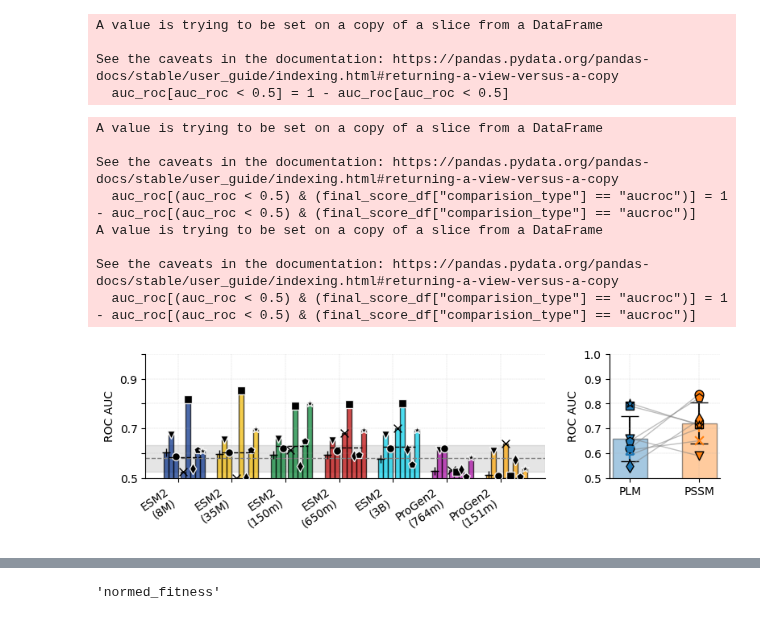
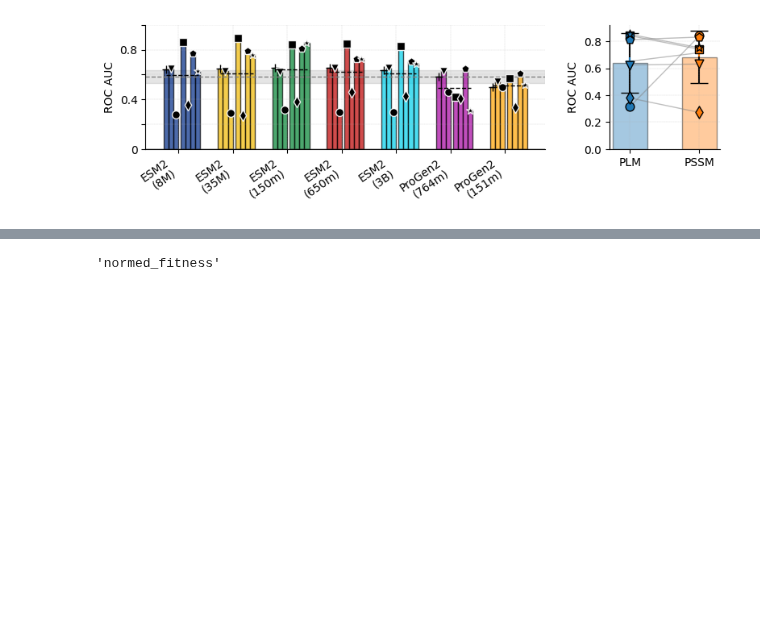
Before and after one commit to drprfitay/fitness_learning, a Jupyter notebook: notebooks/plm_zero_shot.ipynb, the cells around one changed output, grey strips where cells are left out. Cells and saved outputs as stored; diff of their text form; code cells hidden in the pictures; blank space fills up the shorter version.

```diff
--- a/notebooks/plm_zero_shot.ipynb
+++ b/notebooks/plm_zero_shot.ipynb
@@ -206,6 +201,8 @@ correlation_df[(correlation_df["dataset"] == "casp") & (correlation_df["num_muta
 # %%
 from sklearn.metrics import roc_auc_score
 
+
+prefix = "pll"
 
 records = []
 percentiles = [0.25, 0.5, 0.75]
@@ -213,9 +210,21 @@ percentiles = [0.25, 0.5, 0.75]
 for ds_name, ds in datasets.items():
     datasets_path = f"./notebooks/{ds_name}/fitness_results/"
     df = pd.read_csv(ds["path"])
-    normed_fitness = pd.read_csv(datasets_path + "normed_fitness_all.csv")
-    fitness = pd.read_csv(datasets_path + "fitness_all.csv")
+    normed_fitness = pd.read_csv(datasets_path + "%snormed_fitness_all.csv" % ("%s_" % prefix))
+    fitness = pd.read_csv(datasets_path + "%sfitness_all.csv" % ("%s_" % prefix))
     act_col = ds["activity_col"]
+
+    if prefix == "pll":
+        print("Modifying progen models to be l2r")
+
+        l2r_normed_fitness = pd.read_csv(datasets_path + "%snormed_fitness_all.csv" % "l2r_")
+        l2r_fitness = pd.read_csv(datasets_path + "%sfitness_all.csv" % "l2r_")
+
+        normed_fitness["progen2-small"] = l2r_normed_fitness["progen2-small_left_to_right"]
+        fitness["progen2-small"] = l2r_fitness["progen2-small_left_to_right"]
+        normed_fitness["progen2-medium"] = l2r_normed_fitness["progen2-medium_left_to_right"]
+        fitness["progen2-medium"] = l2r_fitness["progen2-medium_left_to_right"]
+
     print(ds_name)
 
     if ds_name != "gfp":
@@ -372,11 +405,11 @@ models = [m for m in correlation_df['model'].unique() if m in color_map]
 # For AUROC, subset by label_type as well (to match the plotting logic)
 # This label_type variable is defined further below for plotting (set to e.g. "pct_0.5")
 # %%
-datasets_for_analysis = ["pard3", "gcn4", "lov", "gfp", "pte", "nmt", "his", "casp"]
+datasets_for_analysis = ["pard3", "nmt", "pte", "lov", "gfp", "gcn4", "casp"]#["pard3", "gcn4", "lov", "gfp", "pte", "nmt", "his", "casp"]
 # %%
 pssm_comparision_results = []
 
-for dataset, dataset_path in DATASET_PATHS.items():#dict([("lov", DATASET_PATHS["lov"])]).items():
+for dataset, dataset_path in dict([(k,v) for k,v in DATASET_PATHS.items() if k in datasets_for_analysis]).items():
     scores = []
 
     df = pd.read_csv(dataset_path)
@@ -511,8 +548,8 @@ final_score_df = final_score_df_pf[np.isin(final_score_df_pf["dataset"].values,
 use_auc = True  # If False, will plot Spearman correlation
 label_type = "pct_0.5"  # Example: "pct_0.25" or any label_type in auc_roc_df; set None for all
 datasets_to_use = datasets_for_analysis # , "pard3", "gcn4", "lov"]
-fitness_type = "normed_fitness"
-pssm_score_type = "avg_score"
+fitness_type = "fitness"
+pssm_score_type = "raw_score"
 
 if not use_auc:
     df_plot = correlation_df
@@ -570,16 +607,11 @@ else:
     vlim = (0, 1)
 
 
-fix_auc_roc = True
+fix_auc_roc = False
 
 if fix_auc_roc and use_auc:
     auc_roc = df_plot["auc_roc"]
     auc_roc[auc_roc < 0.5] = 1 - auc_roc[auc_roc < 0.5]
-# %% [output]
-A value is trying to be set on a copy of a slice from a DataFrame
-
-See the caveats in the documentation: https://pandas.pydata.org/pandas-docs/stable/user_guide/indexing.html#returning-a-view-versus-a-copy
-  auc_roc[auc_roc < 0.5] = 1 - auc_roc[auc_roc < 0.5]
 # %%
 
 from matplotlib import gridspec
@@ -747,11 +779,12 @@ miny = min(min(pssm_df["value"]), min(best_plm_df[col_name]))
 maxy = max(max(pssm_df["value"]), max(best_plm_df[col_name]))
 
 if col_name == "correlation":
-    ax_main.set_ylim(-0.25, 1)
+    #ax_main.set_ylim(-0.25, 1)
     pass
 else:
-    ax_paired.set_ylim(0.5 ,1)
-    ax_main.set_ylim(0.5 ,1)
+    pass
+    # ax_paired.set_ylim(0.5 ,1)
+    # ax_main.set_ylim(0.5 ,1)
     #ax_paired.set_xticklabels([])
     #ax_main.set_xticklabels([])
 ax_paired.set_ylabel(ylabel, fontsize=label_fontsize)
@@ -763,39 +796,31 @@ try:
 except ValueError:
     w_stat, w_p = np.nan, np.nan
 
 # Annotate stats in paired plot
 ymax = max(np.max(plm_auc), np.max(pssm_auc), max(means + [m + s for m, s in zip(means, stds)])) + 0.02
 x_annot = 1.5
 # ax_paired.text(x_annot, ymax, f"Paired t-test p={t_p:.3g}\nWilcoxon p={w_p:.3g}",
 #         ha='center', va='bottom', fontsize=10, bbox=dict(facecolor='white', alpha=0.7, edgecolor='none'))
 
 fix_ticks(ax_main, x=False, y=True, every_other=True,fontsize=tick_fontsize)
 #fix_ticks(ax_paired, x=False, y=True, every_other=True,fontsize=tick_fontsize)
 
 os.makedirs("./refined_figures/figure_zero_shot", exist_ok=True)
 
 # The order of the following matters for correct tight bounding boxes
 plt.tight_layout(pad=0.35)  # slightly reduce padding
 
 # Use fig.patch to set background transparent (so export is clean even if notebook bg is not white)
 fig.patch.set_facecolor('white')
 
 # Use bbox_inches='tight' AND pad_inches=0 when saving, to ensure absolutely no extra margin or cropping and figure is tightly clipped (no matplotlib outer frame)
 fig.savefig(
     "./refined_figures/figure_zero_shot/%s_plot.svg" % (comp_type),
     bbox_inches='tight',   # tightly fit content to canvas
     pad_inches=0,
     transparent=False
 )
 
 plt.show()
 # %% [output]
-A value is trying to be set on a copy of a slice from a DataFrame
-
-See the caveats in the documentation: https://pandas.pydata.org/pandas-docs/stable/user_guide/indexing.html#returning-a-view-versus-a-copy
-  auc_roc[(auc_roc < 0.5) & (final_score_df["comparision_type"] == "aucroc")] = 1 - auc_roc[(auc_roc < 0.5) & (final_score_df["comparision_type"] == "aucroc")]
-A value is trying to be set on a copy of a slice from a DataFrame
-
-See the caveats in the documentation: https://pandas.pydata.org/pandas-docs/stable/user_guide/indexing.html#returning-a-view-versus-a-copy
-  auc_roc[(auc_roc < 0.5) & (final_score_df["comparision_type"] == "aucroc")] = 1 - auc_roc[(auc_roc < 0.5) & (final_score_df["comparision_type"] == "aucroc")]
-[figure, old version]
+[figure, new version]
```
Also changed, not shown: parts of 18 cells of this notebook, 14 other files.
